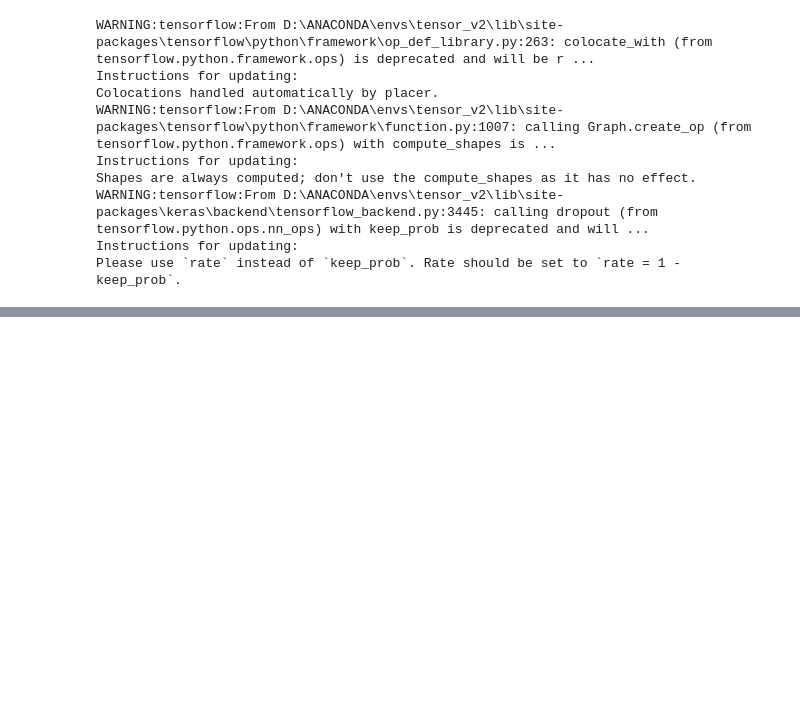
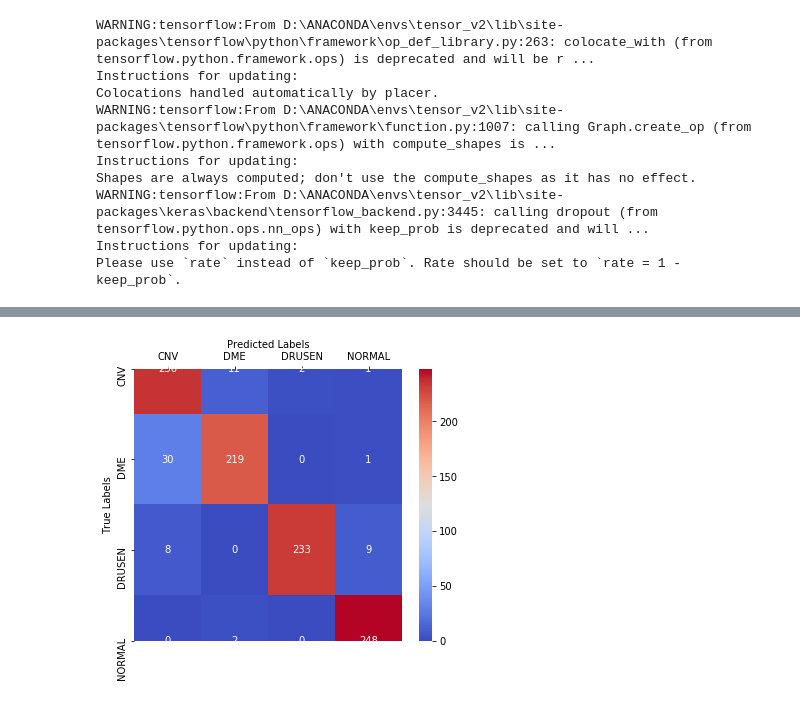
Before and after one commit to ierolsen/Diagnosis-with-Optical-Coherence-Tomography, a Jupyter notebook: Diagnosis-with-Optical-Coherence-Tomography.ipynb, the cells around one changed output, grey strips where cells are left out. Cells and saved outputs as stored; diff of their text form; code cells hidden in the pictures; blank space fills up the shorter version.

```diff
--- a/Diagnosis-with-Optical-Coherence-Tomography.ipynb
+++ b/Diagnosis-with-Optical-Coherence-Tomography.ipynb
@@ -127,0 +215,4 @@ Epoch 1/1
+# %%
+y_test = np.asarray(test_label)
+
+y_test.shape
@@ -127,0 +223,4 @@ Epoch 1/1
+# %%
+y_true = y_test
+y_pred = model.predict_classes(X_test)
+y_probas = model.predict(X_test)
@@ -127,0 +254,4 @@ Epoch 1/1
+# %%
+cm = confusion_matrix(y_true, y_pred)
+
+cm
@@ -127,0 +263,6 @@ Epoch 1/1
+# %%
+cm = pd.DataFrame(cm,
+                  columns=['CNV', 'DME', 'DRUSEN', 'NORMAL'],
+                  index=['CNV', 'DME', 'DRUSEN', 'NORMAL'])
+
+cm
@@ -127,0 +275,18 @@ Epoch 1/1
+# %%
+plt.figure(figsize=(6,5))
+
+hm = sns.heatmap(cm,
+                 annot=True,
+                 fmt="n",cmap="coolwarm")
+
+hm.tick_params(labeltop=True,
+               labelbottom=False,
+               top=True,
+               bottom=False)
+
+hm.set_xlabel("Predicted Labels")
+hm.xaxis.set_label_position("top")
+
+hm.set_ylabel("True Labels");
+# %% [output]
+[figure, added]
```
Also changed, not shown: parts of 24 cells of this notebook.
